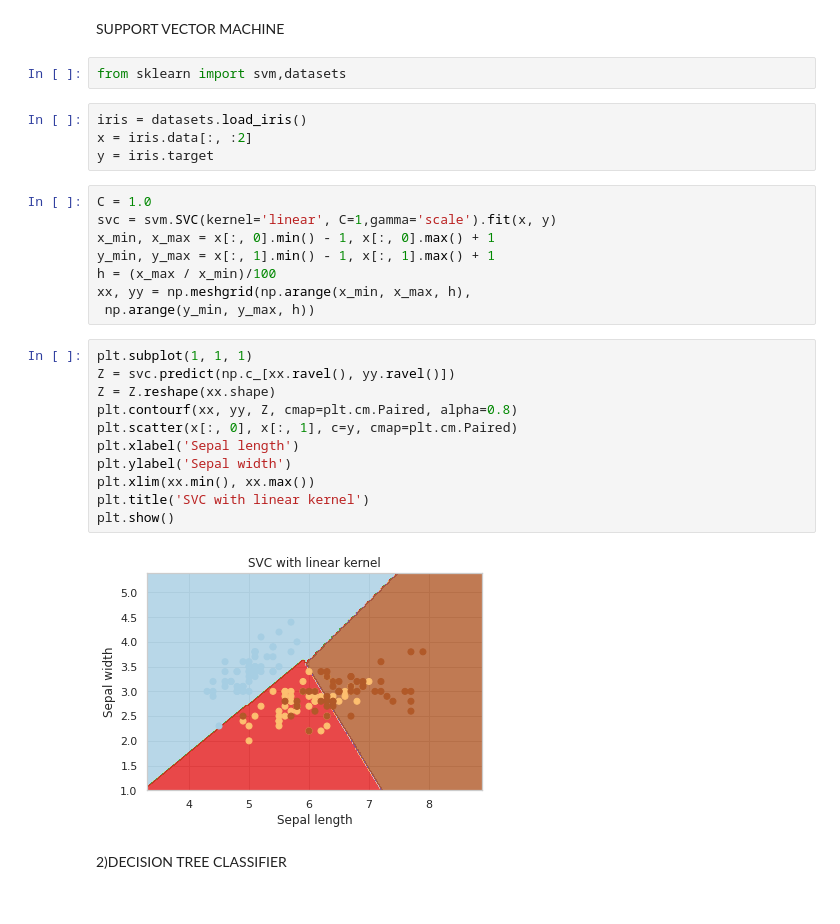
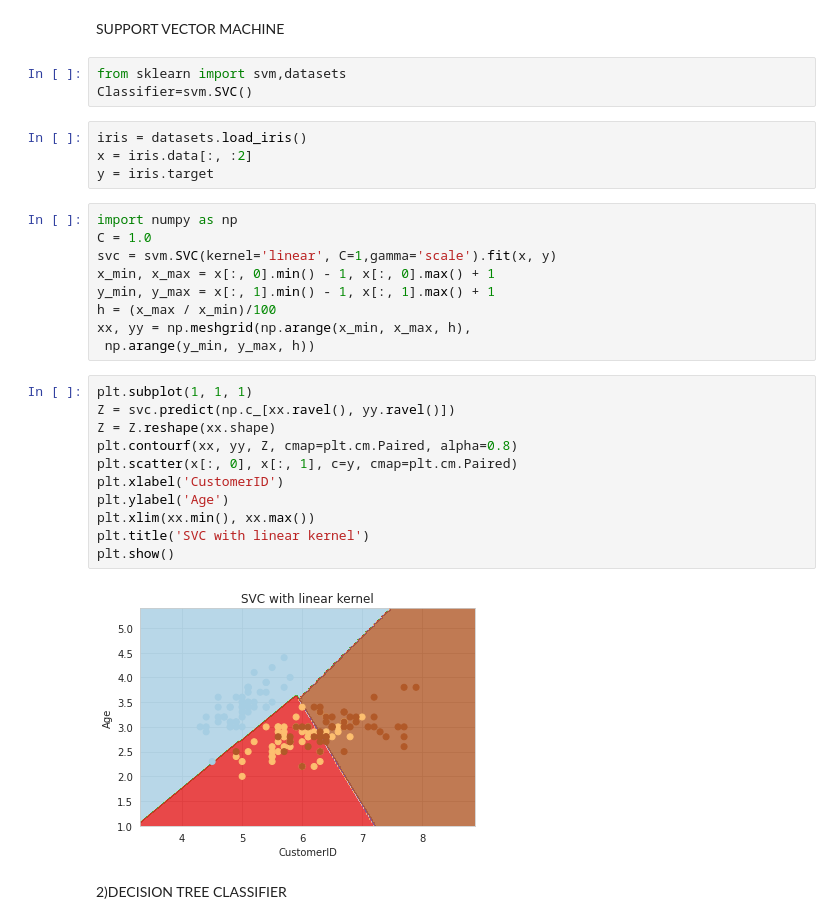
Before and after one commit to Kiranmayi18/Basic, a Jupyter notebook: Untitled5.ipynb, the cells around one changed output. Drawn from its saved outputs; the diff is of its cells as text.

```diff
--- a/Untitled5.ipynb
+++ b/Untitled5.ipynb
@@ -242,11 +242,13 @@ Length: 200, dtype: bool
 SUPPORT VECTOR MACHINE
 # %%
 from sklearn import svm,datasets
+Classifier=svm.SVC()
 # %%
 iris = datasets.load_iris()
 x = iris.data[:, :2]
 y = iris.target
 # %%
+import numpy as np
 C = 1.0
 svc = svm.SVC(kernel='linear', C=1,gamma='scale').fit(x, y)
 x_min, x_max = x[:, 0].min() - 1, x[:, 0].max() + 1
@@ -257,16 +259,16 @@ xx, yy = np.meshgrid(np.arange(x_min, x_max, h),
 # %%
 plt.subplot(1, 1, 1)
 Z = svc.predict(np.c_[xx.ravel(), yy.ravel()])
 Z = Z.reshape(xx.shape)
 plt.contourf(xx, yy, Z, cmap=plt.cm.Paired, alpha=0.8)
 plt.scatter(x[:, 0], x[:, 1], c=y, cmap=plt.cm.Paired)
-plt.xlabel('Sepal length')
-plt.ylabel('Sepal width')
+plt.xlabel('CustomerID')
+plt.ylabel('Age')
 plt.xlim(xx.min(), xx.max())
 plt.title('SVC with linear kernel')
 plt.show()
 # %% [output]
-[figure, old version]
+[figure, new version]
 # %% [markdown]
 2)DECISION TREE CLASSIFIER
 # %%
```
